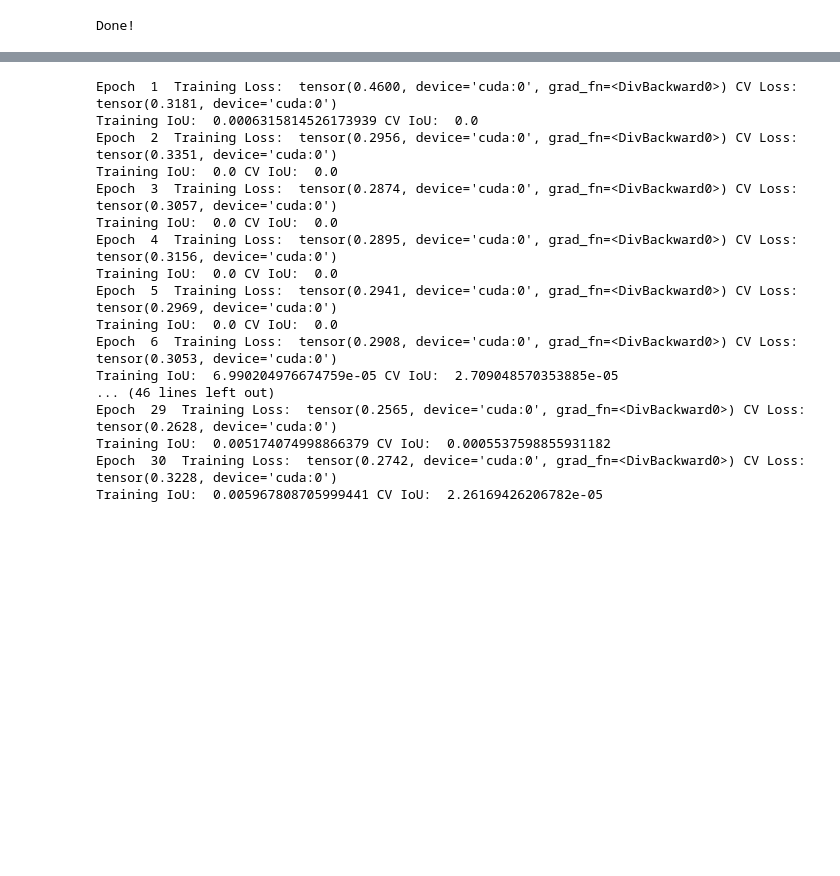
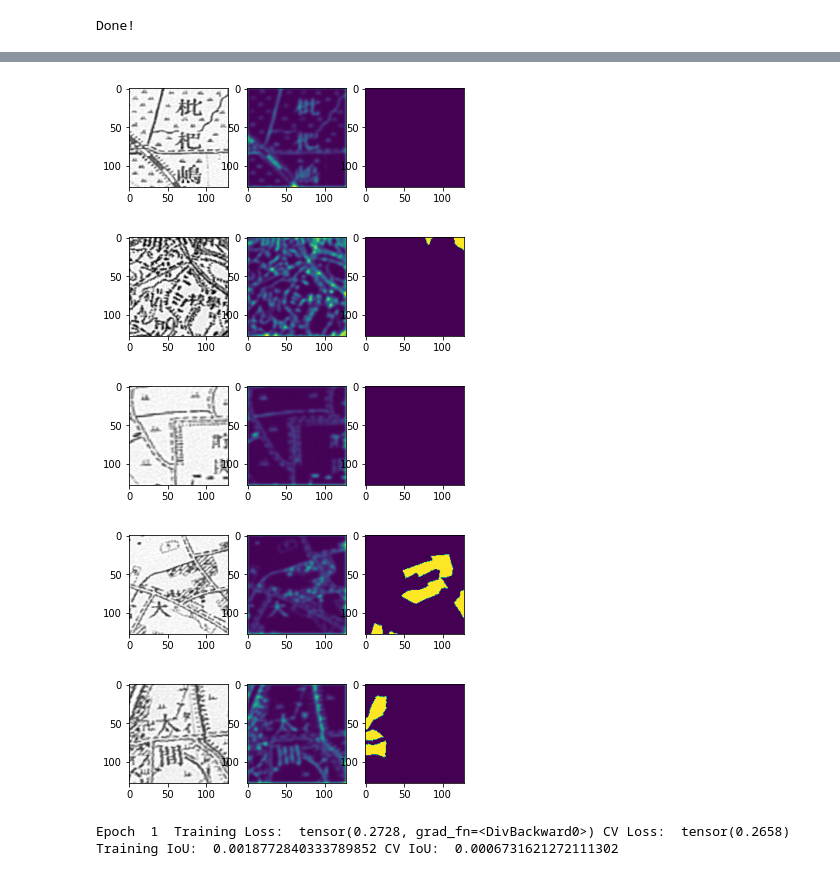
Before and after one commit to shnhrtkyk/memo, a Jupyter notebook: semseg_trial1.ipynb, the cells around one changed output, grey strips where cells are left out. Cells and saved outputs as stored; diff of their text form; code cells hidden in the pictures; blank space fills up the shorter version.

```diff
--- a/semseg_trial1.ipynb
+++ b/semseg_trial1.ipynb
@@ -353,8 +421,24 @@ def fit(model, epochs, opt, loss_func, train_loader, valid_loader, alpha):
 
             for image_val, mask_val in valid_loader:
                 image_val = image_val.to(device)
+                image_val_ = image_val[0].squeeze()
                 mask_val = mask_val.to(device)
+                mask_val_ = mask_val[0].squeeze()
                 out_val = model(image_val.float())
+                # print(out_val.size())
+                out_val_ = out_val[0].squeeze()
+                # print(out_val_.size())
+
+                plt.subplot(1,3,1)
+                plt.imshow( image_val_.permute(1, 2, 0)  )
+
+                plt.subplot(1,3,2)
+                plt.imshow(out_val_)
+
+                plt.subplot(1,3,3)
+                plt.imshow(mask_val_)
+                plt.show()
+
                 valid_loss += loss_func(out_val.float(), mask_val.float())
 
                 valid_iou += iou_metric(out_val, mask_val)
@@ -362,22 +446,12 @@ def fit(model, epochs, opt, loss_func, train_loader, valid_loader, alpha):
         print("Epoch ", epoch + 1, " Training Loss: ", train_loss/len(train_loader), "CV Loss: ", valid_loss/len(valid_loader))
         print("Training IoU: ", iou/len(train_loader), "CV IoU: ", valid_iou/len(valid_loader))
 # %%
-fit(model, 30, opt, loss_func, train_loader, valid_loader, 5)
+fit(model, 100, opt, loss_func, train_loader, valid_loader, 5)
 # %% [output]
+[figure, added]
+[figure, added]
+[figure, added]
+[figure, added]
+[figure, added]
-Epoch  1  Training Loss:  tensor(0.4600, device='cuda:0', grad_fn=<DivBackward0>) CV Loss:  tensor(0.3181, device='cuda:0')
-Training IoU:  0.0006315814526173939 CV IoU:  0.0
-Epoch  2  Training Loss:  tensor(0.2956, device='cuda:0', grad_fn=<DivBackward0>) CV Loss:  tensor(0.3351, device='cuda:0')
-Training IoU:  0.0 CV IoU:  0.0
-Epoch  3  Training Loss:  tensor(0.2874, device='cuda:0', grad_fn=<DivBackward0>) CV Loss:  tensor(0.3057, device='cuda:0')
-Training IoU:  0.0 CV IoU:  0.0
-Epoch  4  Training Loss:  tensor(0.2895, device='cuda:0', grad_fn=<DivBackward0>) CV Loss:  tensor(0.3156, device='cuda:0')
-Training IoU:  0.0 CV IoU:  0.0
-Epoch  5  Training Loss:  tensor(0.2941, device='cuda:0', grad_fn=<DivBackward0>) CV Loss:  tensor(0.2969, device='cuda:0')
-Training IoU:  0.0 CV IoU:  0.0
-Epoch  6  Training Loss:  tensor(0.2908, device='cuda:0', grad_fn=<DivBackward0>) CV Loss:  tensor(0.3053, device='cuda:0')
-Training IoU:  6.990204976674759e-05 CV IoU:  2.709048570353885e-05
-... (46 lines left out)
-Epoch  29  Training Loss:  tensor(0.2565, device='cuda:0', grad_fn=<DivBackward0>) CV Loss:  tensor(0.2628, device='cuda:0')
-Training IoU:  0.005174074998866379 CV IoU:  0.0005537598855931182
-Epoch  30  Training Loss:  tensor(0.2742, device='cuda:0', grad_fn=<DivBackward0>) CV Loss:  tensor(0.3228, device='cuda:0')
-Training IoU:  0.005967808705999441 CV IoU:  2.26169426206782e-05
+Epoch  1  Training Loss:  tensor(0.2728, grad_fn=<DivBackward0>) CV Loss:  tensor(0.2658)
+Training IoU:  0.0018772840333789852 CV IoU:  0.0006731621272111302
```
Also changed, not shown: parts of 9 cells of this notebook.
